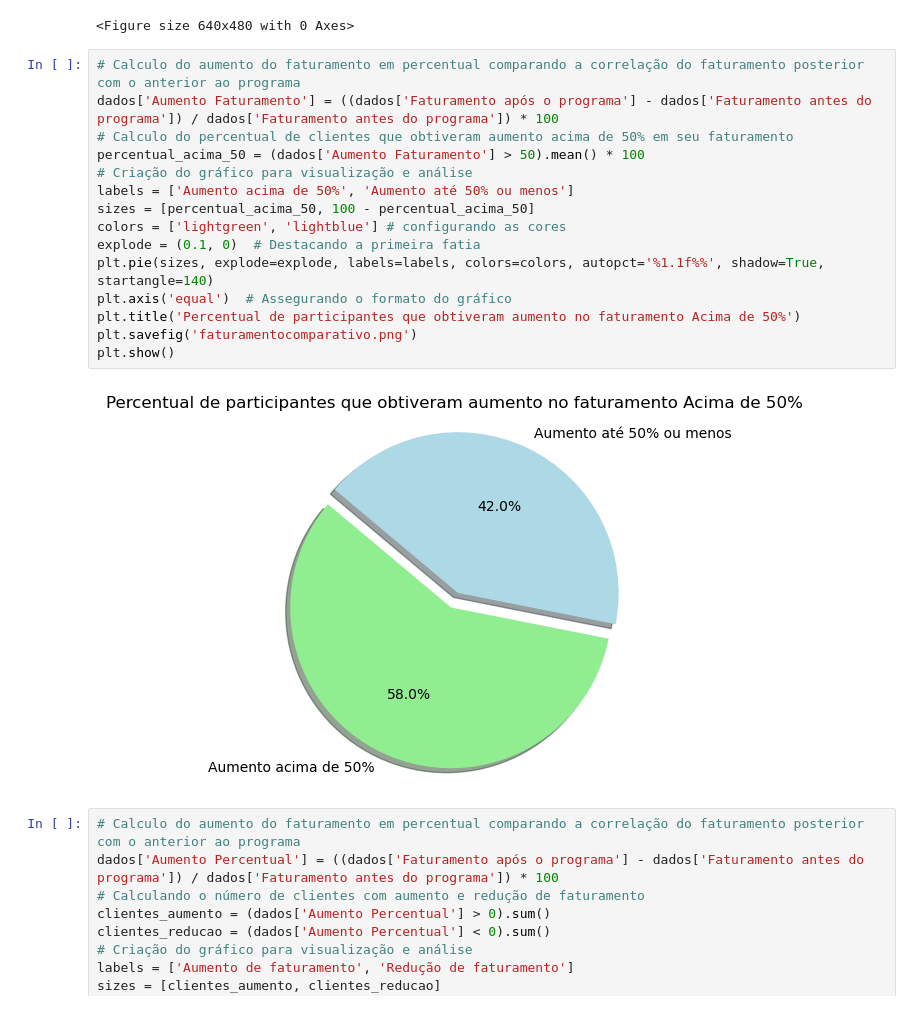
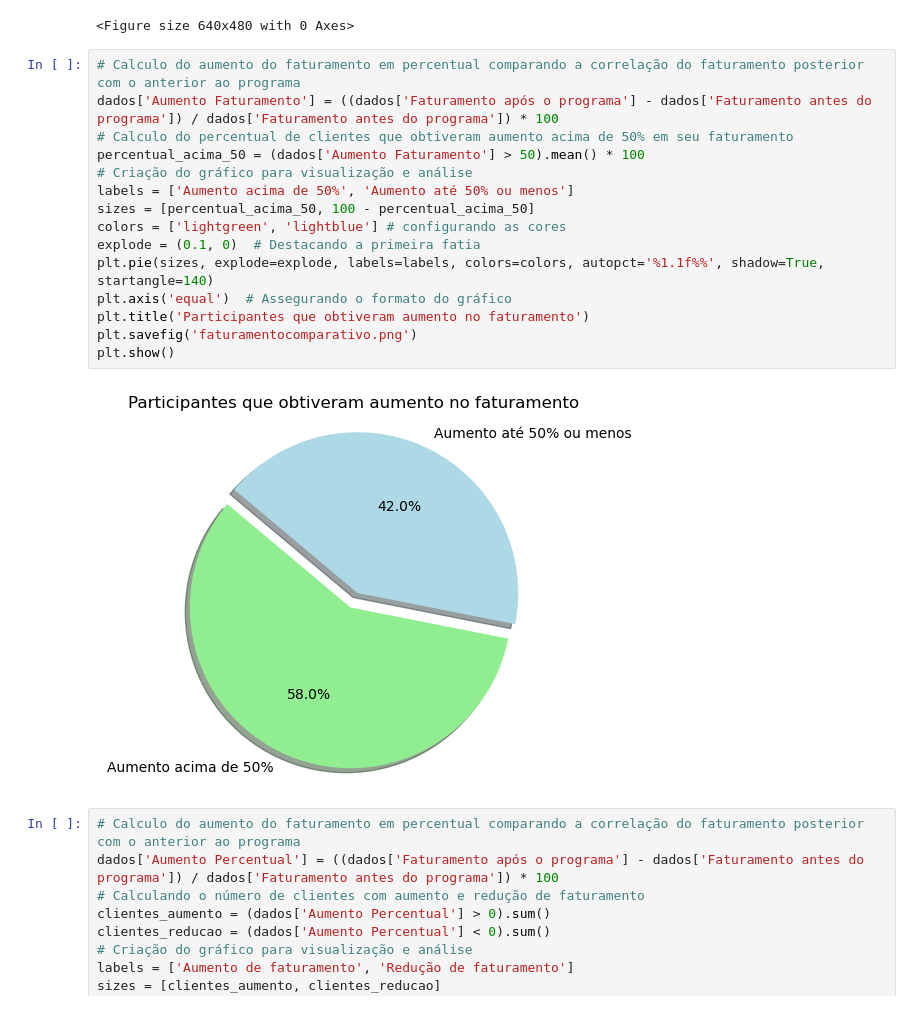
Before and after one commit to JessicaArauj/IMPACTA, a Jupyter notebook: Análise.ipynb, the cells around one changed output. Drawn from its saved outputs; the diff is of its cells as text.

```diff
--- a/Análise.ipynb
+++ b/Análise.ipynb
@@ -330,20 +330,20 @@ plt.tight_layout()
 # %%
 # Calculo do aumento do faturamento em percentual comparando a correlação do faturamento posterior com o anterior ao programa
 dados['Aumento Faturamento'] = ((dados['Faturamento após o programa'] - dados['Faturamento antes do programa']) / dados['Faturamento antes do programa']) * 100
 # Calculo do percentual de clientes que obtiveram aumento acima de 50% em seu faturamento
 percentual_acima_50 = (dados['Aumento Faturamento'] > 50).mean() * 100
 # Criação do gráfico para visualização e análise
 labels = ['Aumento acima de 50%', 'Aumento até 50% ou menos']
 sizes = [percentual_acima_50, 100 - percentual_acima_50]
 colors = ['lightgreen', 'lightblue'] # configurando as cores
 explode = (0.1, 0)  # Destacando a primeira fatia
 plt.pie(sizes, explode=explode, labels=labels, colors=colors, autopct='%1.1f%%', shadow=True, startangle=140)
 plt.axis('equal')  # Assegurando o formato do gráfico
-plt.title('Percentual de participantes que obtiveram aumento no faturamento Acima de 50%')
+plt.title('Participantes que obtiveram aumento no faturamento')
 plt.savefig('faturamentocomparativo.png')
 plt.show()
 # %% [output]
-[figure, old version]
+[figure, new version]
 # %%
 # Calculo do aumento do faturamento em percentual comparando a correlação do faturamento posterior com o anterior ao programa
 dados['Aumento Percentual'] = ((dados['Faturamento após o programa'] - dados['Faturamento antes do programa']) / dados['Faturamento antes do programa']) * 100
```
Also changed, not shown: parts of 10 cells of this notebook, 2 other files.
